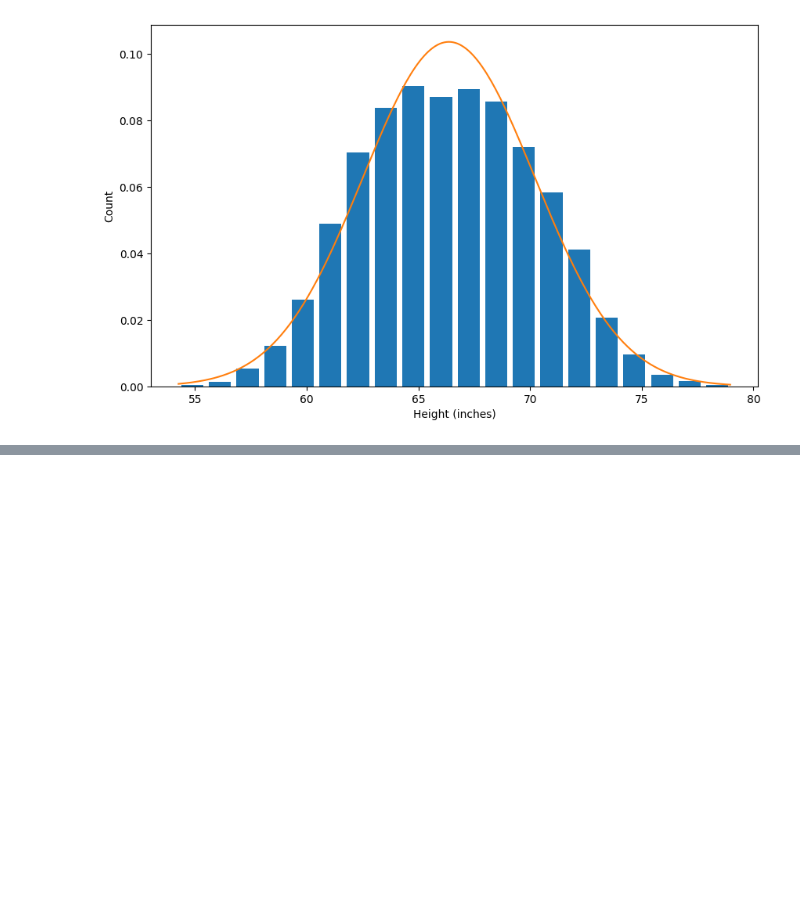
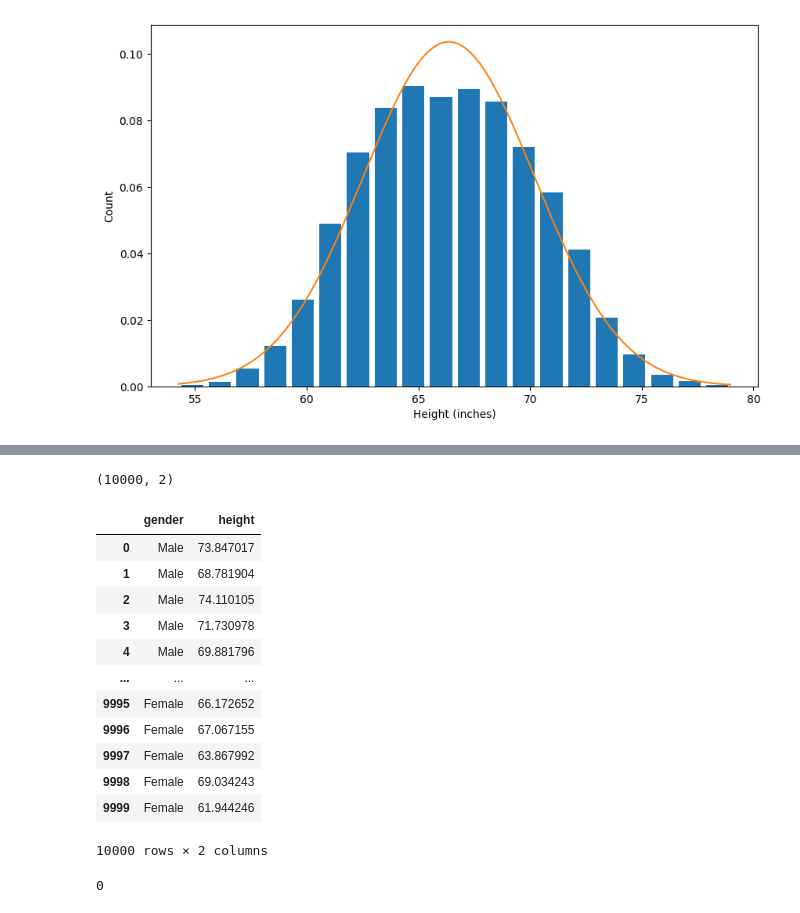
Before and after one commit to GlitchAyub/Feature-Engineering, a Jupyter notebook: outlier_detection2.ipynb, the cells around one changed output, grey strips where cells are left out. Saved outputs shown, nothing was run; the diff lists cells and outputs as text; code cells hidden in the pictures; blank space fills up the shorter version.

```diff
--- a/outlier_detection2.ipynb
+++ b/outlier_detection2.ipynb
@@ -56,0 +65,3 @@ plt.plot(rng, norm.pdf(rng,df.height.mean(),df.height.std()))
+# %%
+upper_limit = df.height.mean()+3*df.height.std()
+upper_limit
@@ -56,0 +70,3 @@ plt.plot(rng, norm.pdf(rng,df.height.mean(),df.height.std()))
+# %%
+lower_limit = df.height.mean() - 3*df.height.std()
+lower_limit
@@ -56,0 +86,25 @@ plt.plot(rng, norm.pdf(rng,df.height.mean(),df.height.std()))
+# %%
+df_no_outlier_std_dev =  df[(df.height<upper_limit) | (df.height>lower_limit)]
+df_no_outlier_std_dev.shape
+# %% [output]
+(10000, 2)
+# %%
+df_no_outlier_std_dev
+# %% [output]
+|  | gender | height |
+| 0 | Male | 73.847017 |
+| 1 | Male | 68.781904 |
+| 2 | Male | 74.110105 |
+| 3 | Male | 71.730978 |
+| 4 | Male | 69.881796 |
+| ... | ... | ... |
+| 9995 | Female | 66.172652 |
+| 9996 | Female | 67.067155 |
+| 9997 | Female | 63.867992 |
+| 9998 | Female | 69.034243 |
+| 9999 | Female | 61.944246 |
+10000 rows × 2 columns
+# %%
+df.shape[0] - df_no_outlier_std_dev.shape[0]
+# %% [output]
+0
```
Also changed, not shown: parts of 5 cells of this notebook.
